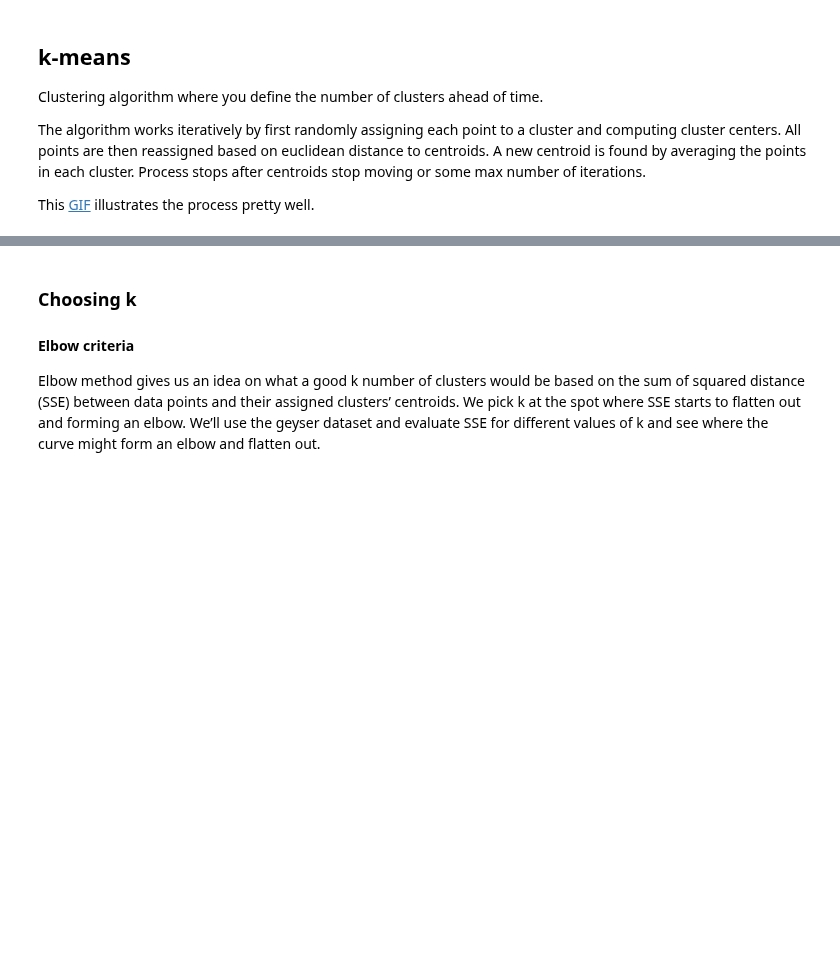
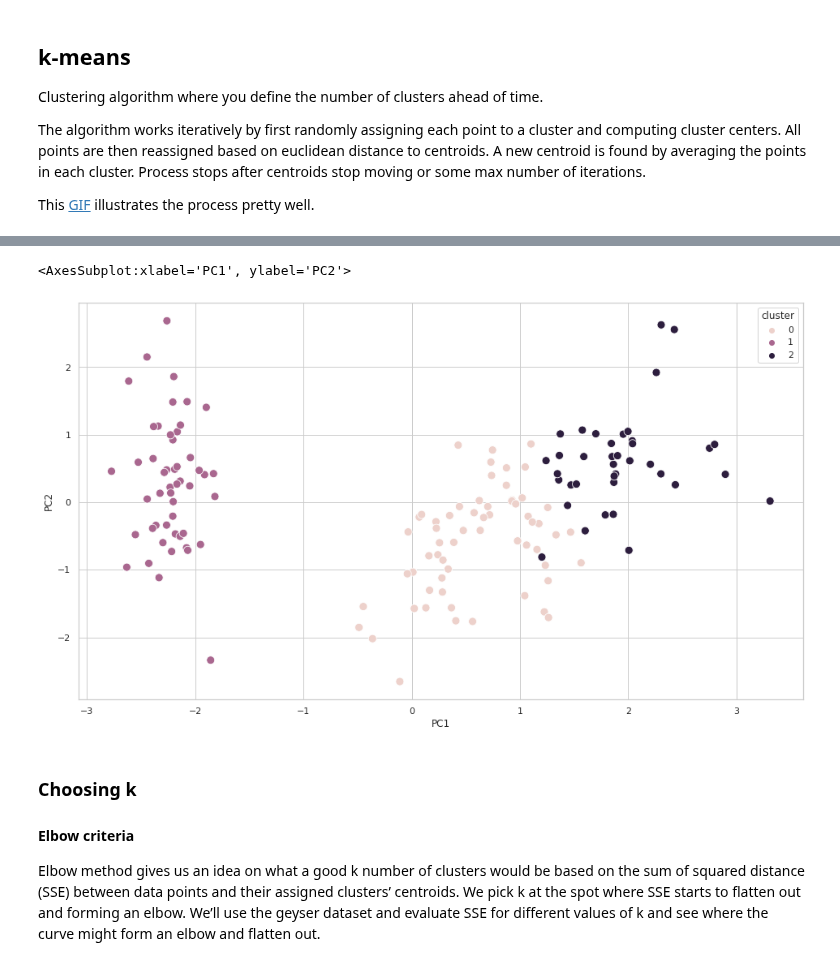
Before and after one commit to Ironhack-Data-Madrid-Febrero-2021/Classroom-Materials, a Jupyter notebook: module-3/06-Unsupervised-learning.ipynb, the cells around one changed output, grey strips where cells are left out. Saved outputs shown, nothing was run; the diff lists cells and outputs as text; code cells hidden in the pictures; blank space fills up the shorter version.

```diff
--- a/module-3/06-Unsupervised-learning.ipynb
+++ b/module-3/06-Unsupervised-learning.ipynb
@@ -140,3 +308,14 @@ This [GIF](https://miro.medium.com/max/637/1*Nx6IyGfRAV1ly6uDGnVCxQ.gif) illustr
+# %%
+k_means = KMeans(n_clusters=3, random_state=0)
+
+k_means.fit(X)
+
+my_data['cluster'] = k_means.labels_
+
+sns.scatterplot('PC1', 'PC2', data=my_data, hue='cluster', s=100)
+# %% [output]
+<AxesSubplot:xlabel='PC1', ylabel='PC2'>
+[figure, added]
 # %% [markdown]
 ### Choosing k
 
```
Also changed, not shown: parts of 31 cells of this notebook.
